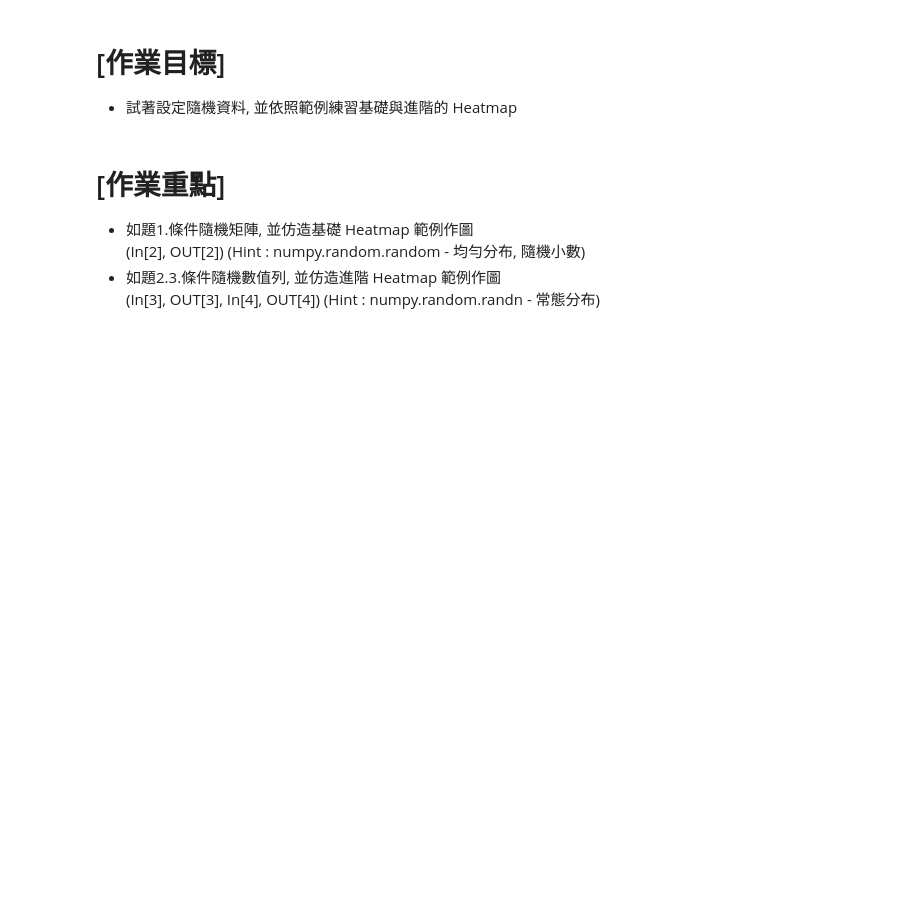
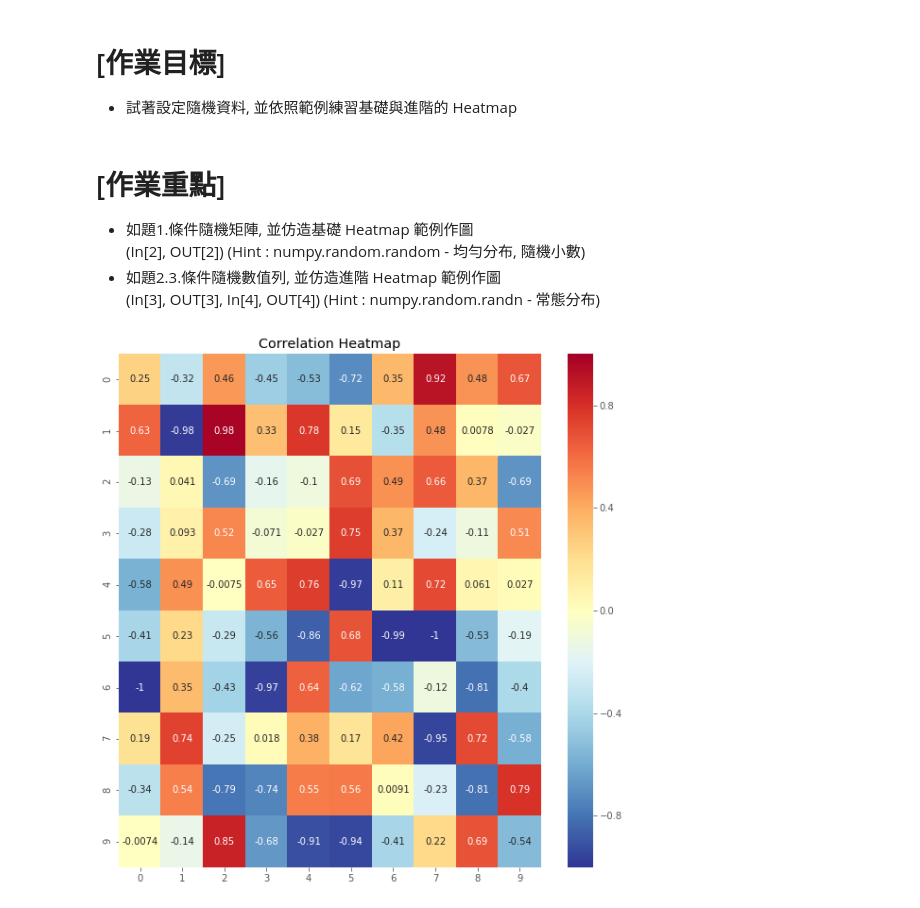
Before and after one commit to magikerwin/100Day-ML-Marathon, a Jupyter notebook: 2nd-ML100Days/homework/D-015/Day_015_HW.ipynb, the cells around one changed output. Drawn from its saved outputs; the diff is of its cells as text; code cells hidden in the pictures; blank space fills up the shorter version.

```diff
--- a/2nd-ML100Days/homework/D-015/Day_015_HW.ipynb
+++ b/2nd-ML100Days/homework/D-015/Day_015_HW.ipynb
@@ -28,13 +28,16 @@ warnings.filterwarnings('ignore')
 # %%
 """
 Your Code Here
 """
-matrix =
+matrix = np.random.uniform(-1.0, 1.0, (10, 10))
 
 plt.figure(figsize=(10,10))
 """
 Your Code Here
 """
-heatmap =
+heatmap = sns.heatmap(matrix, cmap = plt.cm.RdYlBu_r, vmin = -1.0, vmax = 1.0, annot = True)
+plt.title('Correlation Heatmap');
 
 plt.show()
+# %% [output]
+[figure, added]
```
Also changed, not shown: parts of 3 cells of this notebook, 1 other file.
